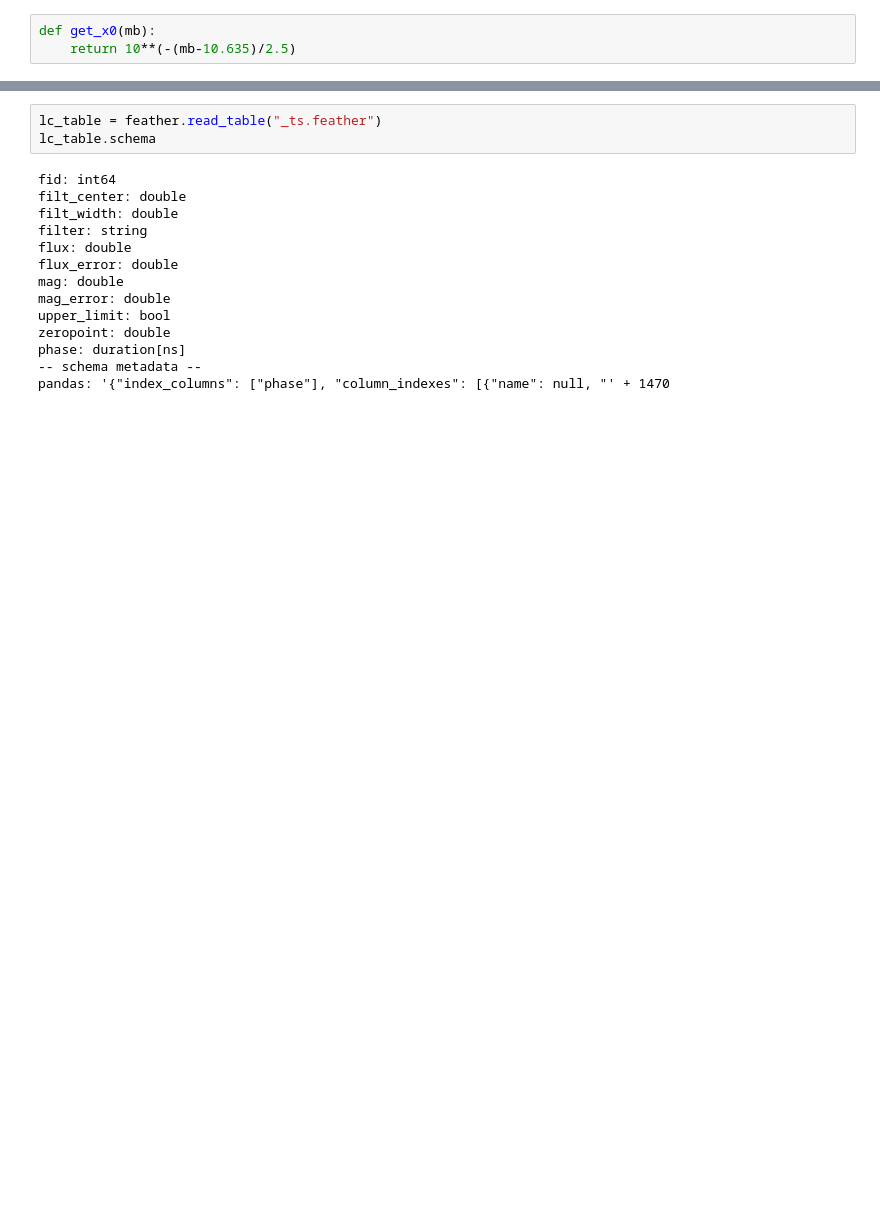
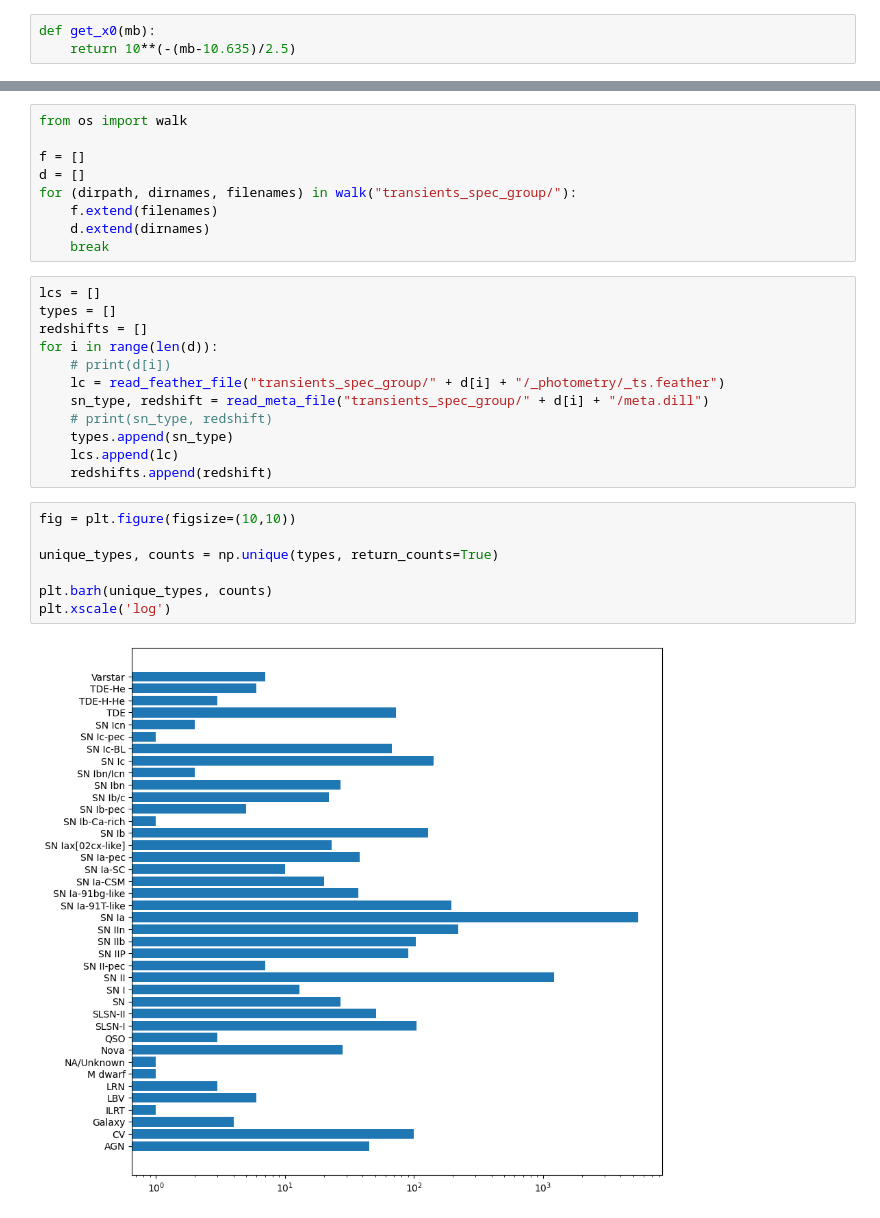
Before and after one commit to asmuzsoy/beams_ext, a Jupyter notebook: fit_real_sne.ipynb, the cells around one changed output, grey strips where cells are left out. Saved outputs shown, nothing was run; the diff lists cells and outputs as text; blank space fills up the shorter version.

```diff
--- a/fit_real_sne.ipynb
+++ b/fit_real_sne.ipynb
@@ -372,17 +326,30 @@ obj['redshift'], obj['spec_class'], obj['internal_names']
-# %%
-lc_table = feather.read_table("_ts.feather")
-lc_table.schema
-# %% [output]
-fid: int64
-filt_center: double
-filt_width: double
-filter: string
-flux: double
-flux_error: double
-mag: double
-mag_error: double
-upper_limit: bool
-zeropoint: double
-phase: duration[ns]
--- schema metadata --
-pandas: '{"index_columns": ["phase"], "column_indexes": [{"name": null, "' + 1470
+# %%
+from os import walk
+
+f = []
+d = []
+for (dirpath, dirnames, filenames) in walk("transients_spec_group/"):
+    f.extend(filenames)
+    d.extend(dirnames)
+    break
+# %%
+lcs = []
+types = []
+redshifts = []
+for i in range(len(d)):
+    # print(d[i])
+    lc = read_feather_file("transients_spec_group/" + d[i] + "/_photometry/_ts.feather")
+    sn_type, redshift = read_meta_file("transients_spec_group/" + d[i] + "/meta.dill")
+    # print(sn_type, redshift)
+    types.append(sn_type)
+    lcs.append(lc)
+    redshifts.append(redshift)
+# %%
+fig = plt.figure(figsize=(10,10))
+
+unique_types, counts = np.unique(types, return_counts=True)
+
+plt.barh(unique_types, counts)
+plt.xscale('log')
+# %% [output]
+[figure, added]
```
Also changed, not shown: parts of 17 cells of this notebook.
